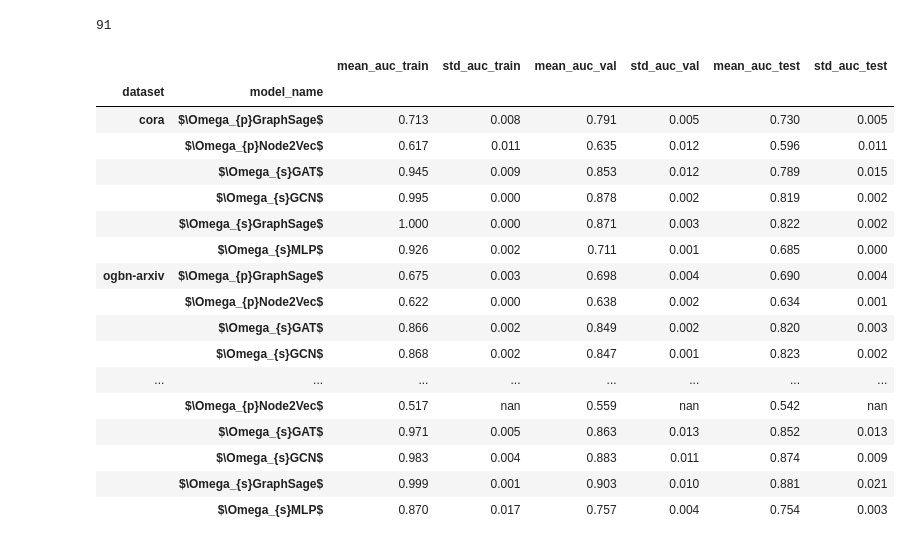
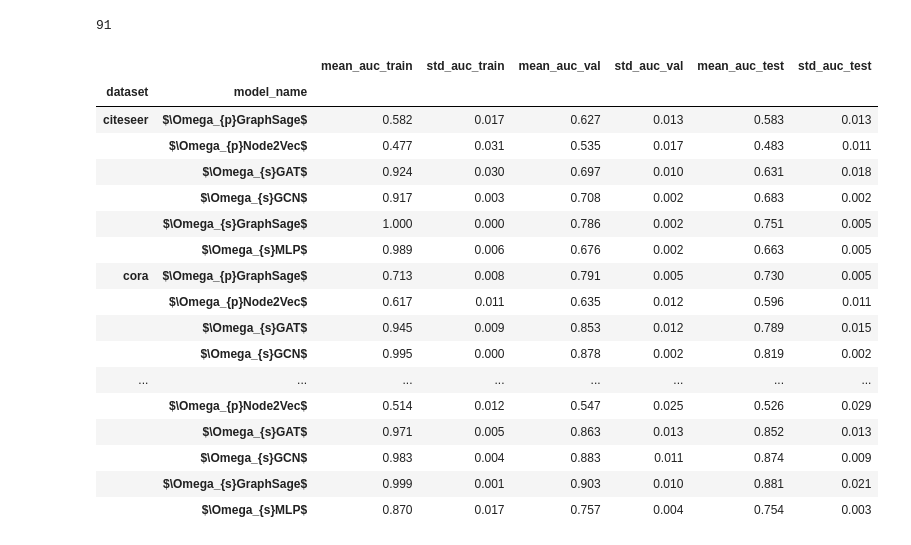
Before and after one commit to caiolmart/node-concordance, a Jupyter notebook: notebooks/gamma_function/summary.ipynb, the cells around one changed output. Saved outputs shown, nothing was run; the diff lists cells and outputs as text; code cells hidden in the pictures.

```diff
--- a/notebooks/gamma_function/summary.ipynb
+++ b/notebooks/gamma_function/summary.ipynb
@@ -65,7 +65,7 @@ model_parameters = [
 ]
 # %%
 model_series_list = []
-for dataset in ['ogbn-arxiv', 'cora', 'pubmed']:
+for dataset in ['ogbn-arxiv', 'cora', 'pubmed', 'citeseer']:
     for model_dict in model_parameters:
         model = model_dict['model']
         model_name = model_dict['model_name']
@@ -102,26 +102,28 @@ summary_df['mean_auc_val'].astype(float).idxmax()
 # %%
 def get_max(model_df):
     idxmax = model_df['mean_auc_val'].astype(float).idxmax()
     return model_df.loc[idxmax].drop(index=['dataset', 'model_name', 'params']).astype(float)
 
 
-summary_df.groupby(['dataset', 'model_name'], group_keys=False).apply(
-    get_max).style.background_gradient(axis=0).format(lambda x: f'{x:.3f}')
+best_df = summary_df.groupby(['dataset', 'model_name'], group_keys=False).apply(
+    get_max)
+
+best_df.style.background_gradient(axis=0).format(lambda x: f'{x:.3f}')
 # %% [output]
 |  |  | mean_auc_train | std_auc_train | mean_auc_val | std_auc_val | mean_auc_test | std_auc_test |
 | dataset | model_name |  |  |  |  |  |  |
+| citeseer | $\Omega_{p}GraphSage$ | 0.582 | 0.017 | 0.627 | 0.013 | 0.583 | 0.013 |
+|  | $\Omega_{p}Node2Vec$ | 0.477 | 0.031 | 0.535 | 0.017 | 0.483 | 0.011 |
+|  | $\Omega_{s}GAT$ | 0.924 | 0.030 | 0.697 | 0.010 | 0.631 | 0.018 |
+|  | $\Omega_{s}GCN$ | 0.917 | 0.003 | 0.708 | 0.002 | 0.683 | 0.002 |
+|  | $\Omega_{s}GraphSage$ | 1.000 | 0.000 | 0.786 | 0.002 | 0.751 | 0.005 |
+|  | $\Omega_{s}MLP$ | 0.989 | 0.006 | 0.676 | 0.002 | 0.663 | 0.005 |
 | cora | $\Omega_{p}GraphSage$ | 0.713 | 0.008 | 0.791 | 0.005 | 0.730 | 0.005 |
 |  | $\Omega_{p}Node2Vec$ | 0.617 | 0.011 | 0.635 | 0.012 | 0.596 | 0.011 |
 |  | $\Omega_{s}GAT$ | 0.945 | 0.009 | 0.853 | 0.012 | 0.789 | 0.015 |
 |  | $\Omega_{s}GCN$ | 0.995 | 0.000 | 0.878 | 0.002 | 0.819 | 0.002 |
-|  | $\Omega_{s}GraphSage$ | 1.000 | 0.000 | 0.871 | 0.003 | 0.822 | 0.002 |
-|  | $\Omega_{s}MLP$ | 0.926 | 0.002 | 0.711 | 0.001 | 0.685 | 0.000 |
-| ogbn-arxiv | $\Omega_{p}GraphSage$ | 0.675 | 0.003 | 0.698 | 0.004 | 0.690 | 0.004 |
-|  | $\Omega_{p}Node2Vec$ | 0.622 | 0.000 | 0.638 | 0.002 | 0.634 | 0.001 |
-|  | $\Omega_{s}GAT$ | 0.866 | 0.002 | 0.849 | 0.002 | 0.820 | 0.003 |
-|  | $\Omega_{s}GCN$ | 0.868 | 0.002 | 0.847 | 0.001 | 0.823 | 0.002 |
 | ... | ... | ... | ... | ... | ... | ... | ... |
-|  | $\Omega_{p}Node2Vec$ | 0.517 | nan | 0.559 | nan | 0.542 | nan |
+|  | $\Omega_{p}Node2Vec$ | 0.514 | 0.012 | 0.547 | 0.025 | 0.526 | 0.029 |
 |  | $\Omega_{s}GAT$ | 0.971 | 0.005 | 0.863 | 0.013 | 0.852 | 0.013 |
 |  | $\Omega_{s}GCN$ | 0.983 | 0.004 | 0.883 | 0.011 | 0.874 | 0.009 |
 |  | $\Omega_{s}GraphSage$ | 0.999 | 0.001 | 0.903 | 0.010 | 0.881 | 0.021 |
```
Also changed, not shown: parts of 2 cells of this notebook.
